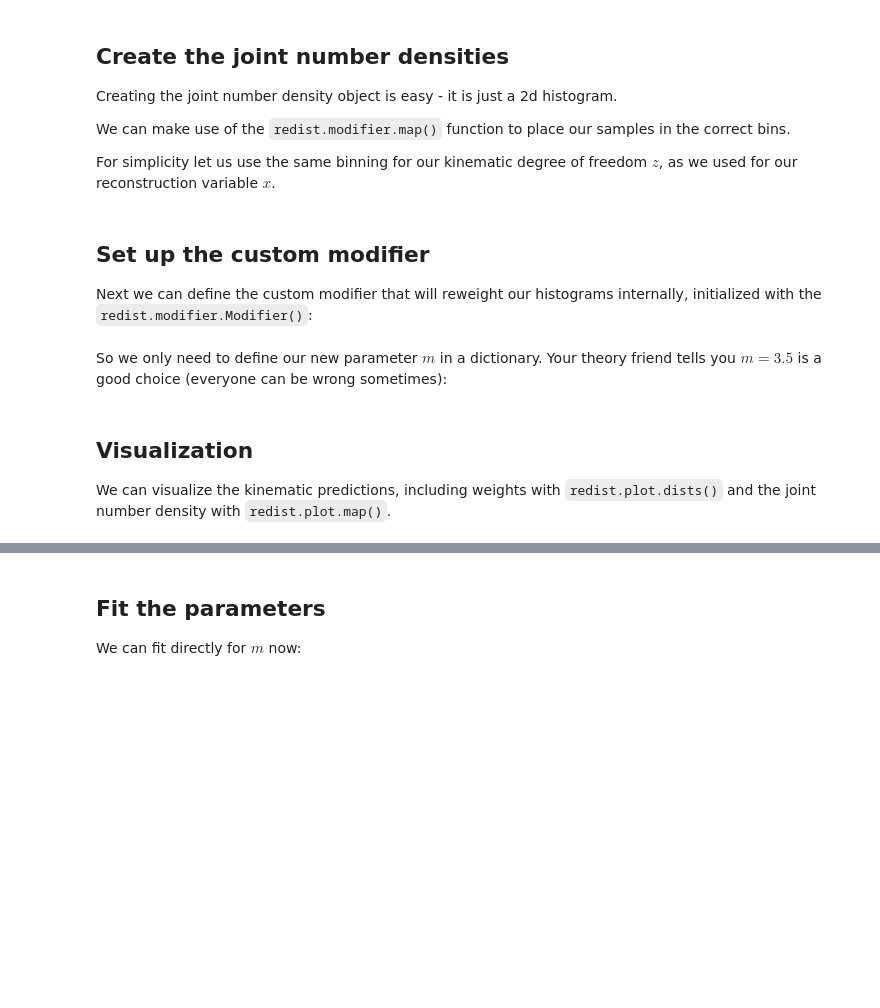
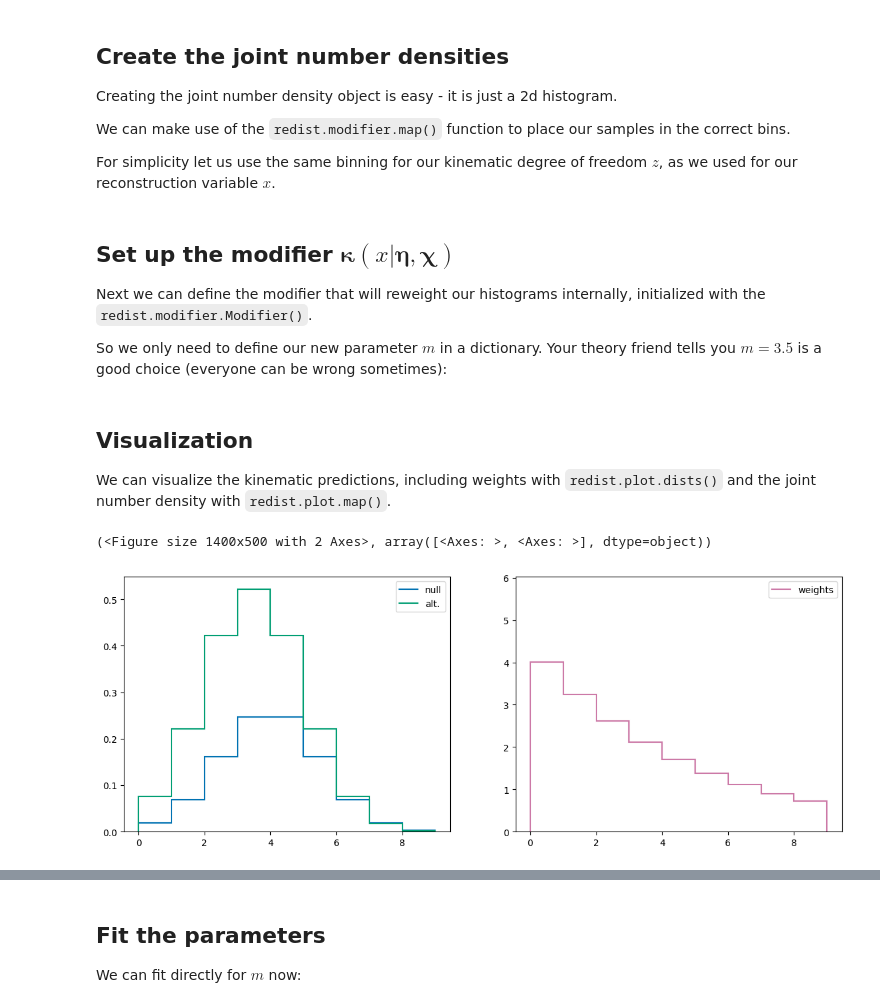
Before and after one commit to lorenzennio/redist.pyhep, a Jupyter notebook: simple_reinterpretation.ipynb, the cells around one changed output, grey strips where cells are left out. Drawn from its saved outputs; the diff is of its cells as text; code cells hidden in the pictures; blank space fills up the shorter version.

```diff
--- a/simple_reinterpretation.ipynb
+++ b/simple_reinterpretation.ipynb
@@ -267,17 +285,17 @@ joint_nr_dens = redist.modifier.map(
     [bins]
     )
 # %% [markdown]
-## Set up the custom modifier
+## Set up the modifier $\boldsymbol{\kappa}(x | \boldsymbol{\eta}, \boldsymbol{\chi})$
 
-Next we can define the custom modifier that will reweight our histograms internally, initialized with the `redist.modifier.Modifier()`:
+Next we can define the modifier that will reweight our histograms internally, initialized with the `redist.modifier.Modifier()`.
+
+So we only need to define our new parameter $m$ in a dictionary. Your theory friend tells you $m=3.5$ is a good choice (everyone can be wrong sometimes):
-# %% [markdown]
-So we only need to define our new parameter $m$ in a dictionary. Your theory friend tells you $m=3.5$ is a good choice (everyone can be wrong sometimes):
 # %%
 new_params = {
     'm' :{'inits': (3.5,), 'bounds': ((0., 10.),), 'paramset_type': 'unconstrained'},
     }
 
-cmod = redist.modifier.Modifier(
+kappa = redist.modifier.Modifier(
     new_params,
     sigma_B,
     sigma_A,
@@ -291,5 +309,8 @@ cmod = redist.modifier.Modifier(
 We can visualize the kinematic predictions, including weights with `redist.plot.dists()` and the joint number density with `redist.plot.map()`.
 # %%
 m = [3.5]
-redist.plot.dists(cmod, m, plot_weights=True)
+redist.plot.dists(kappa, m, plot_weights=True)
+# %% [output]
+(<Figure size 1400x500 with 2 Axes>, array([<Axes: >, <Axes: >], dtype=object))
+[figure, added]
 # %%
```
Also changed, not shown: parts of 13 cells of this notebook, 1 other file.
